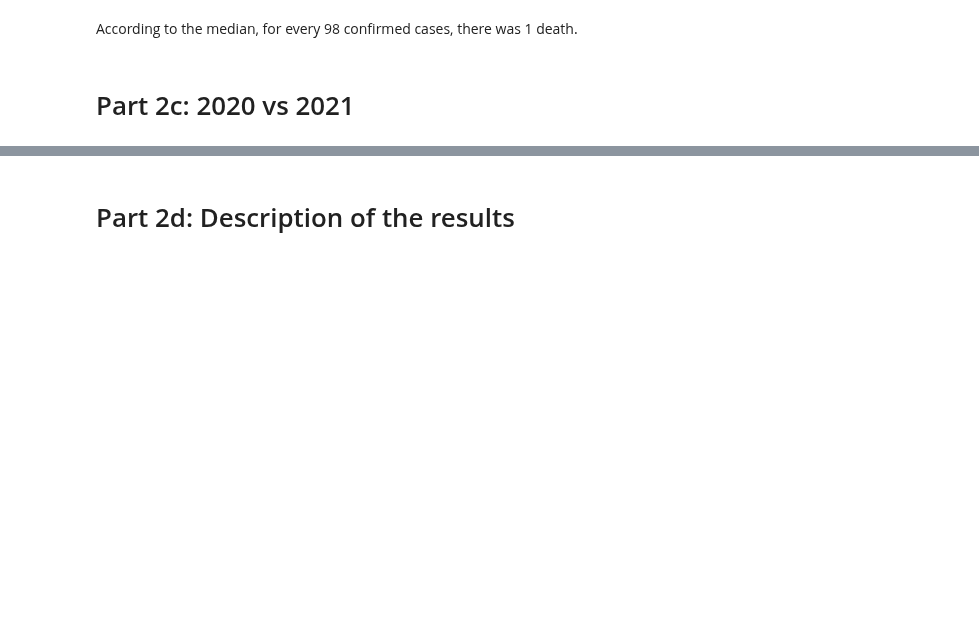
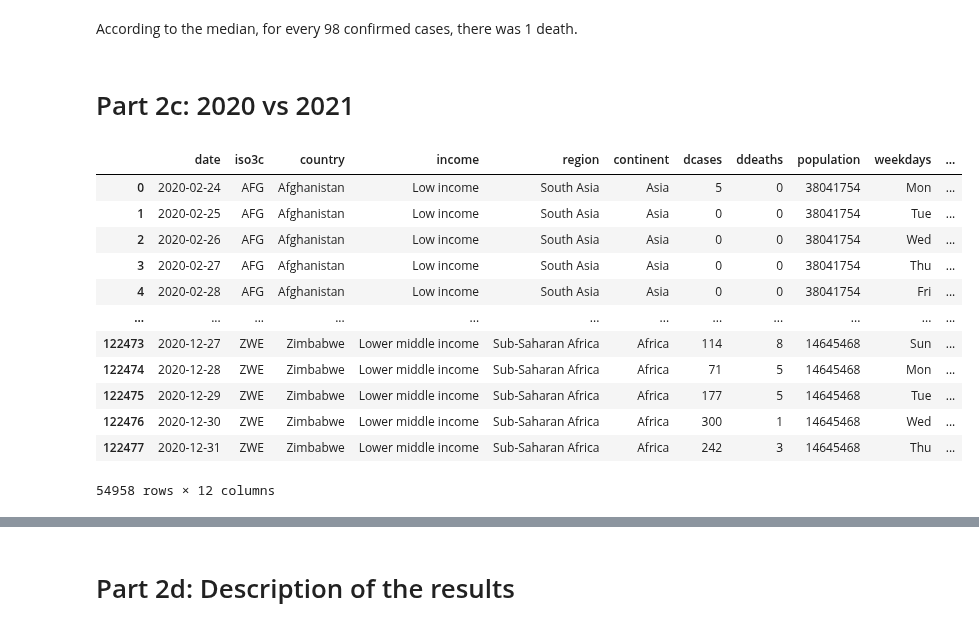
Before and after one commit to malouche/DSC2spring2022, a Jupyter notebook: Ali Baligh 900211718 assig 2.ipynb, the cells around one changed output, grey strips where cells are left out. Cells and saved outputs as stored; diff of their text form; code cells hidden in the pictures; blank space fills up the shorter version.

```diff
--- a/Ali Baligh 900211718 assig 2.ipynb
+++ b/Ali Baligh 900211718 assig 2.ipynb
@@ -995,3 +995,22 @@ The month with the biggest mean is December while the lowest is June for daily c
 According to the median, for every 98 confirmed cases, there was 1 death.
 # %% [markdown]
 # Part 2c: 2020 vs 2021
+# %%
+df['date'] = pd.to_datetime(df['date'],format='%Y-%m-%d')
+df['year'] = pd. DatetimeIndex(df['date']). year
+df20=df[df["year"]==2020]
+df20
+# %% [output]
+|  | date | iso3c | country | income | region | continent | dcases | ddeaths | population | weekdays | ... |
+| 0 | 2020-02-24 | AFG | Afghanistan | Low income | South Asia | Asia | 5 | 0 | 38041754 | Mon | ... |
+| 1 | 2020-02-25 | AFG | Afghanistan | Low income | South Asia | Asia | 0 | 0 | 38041754 | Tue | ... |
+| 2 | 2020-02-26 | AFG | Afghanistan | Low income | South Asia | Asia | 0 | 0 | 38041754 | Wed | ... |
+| 3 | 2020-02-27 | AFG | Afghanistan | Low income | South Asia | Asia | 0 | 0 | 38041754 | Thu | ... |
+| 4 | 2020-02-28 | AFG | Afghanistan | Low income | South Asia | Asia | 0 | 0 | 38041754 | Fri | ... |
+| ... | ... | ... | ... | ... | ... | ... | ... | ... | ... | ... | ... |
+| 122473 | 2020-12-27 | ZWE | Zimbabwe | Lower middle income | Sub-Saharan Africa | Africa | 114 | 8 | 14645468 | Sun | ... |
+| 122474 | 2020-12-28 | ZWE | Zimbabwe | Lower middle income | Sub-Saharan Africa | Africa | 71 | 5 | 14645468 | Mon | ... |
+| 122475 | 2020-12-29 | ZWE | Zimbabwe | Lower middle income | Sub-Saharan Africa | Africa | 177 | 5 | 14645468 | Tue | ... |
+| 122476 | 2020-12-30 | ZWE | Zimbabwe | Lower middle income | Sub-Saharan Africa | Africa | 300 | 1 | 14645468 | Wed | ... |
+| 122477 | 2020-12-31 | ZWE | Zimbabwe | Lower middle income | Sub-Saharan Africa | Africa | 242 | 3 | 14645468 | Thu | ... |
+54958 rows × 12 columns
```
Also changed, not shown: parts of 225 cells of this notebook.
